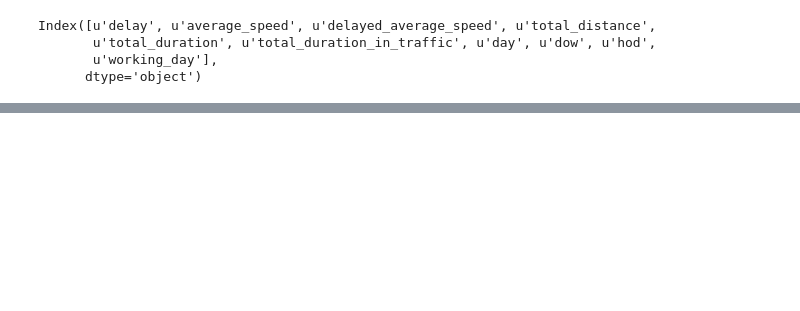
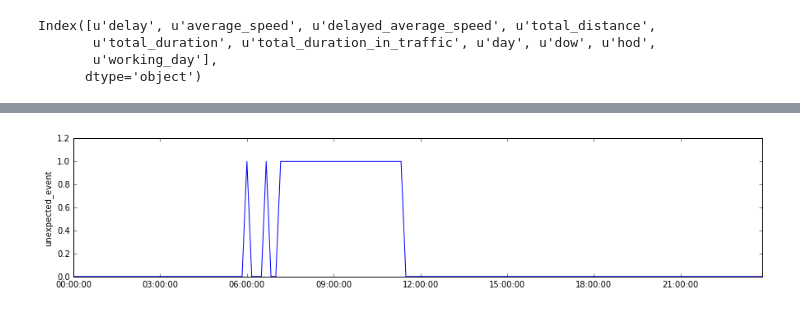
Before and after one commit to yhaddad/traffic-analysis-linz, a Jupyter notebook: 2-unexpected-event-detection.ipynb, the cells around one changed output, grey strips where cells are left out. Saved outputs shown, nothing was run; the diff lists cells and outputs as text; code cells hidden in the pictures; blank space fills up the shorter version.

```diff
--- a/2-unexpected-event-detection.ipynb
+++ b/2-unexpected-event-detection.ipynb
@@ -74,0 +160,9 @@ plt.show()
+# %%
+plt.figure(figsize=(15,3))
+c_data['has_unexpected_event']  = [ 1 if c_data.unexpected_event[i]<norm.sf(3)*2 else 0 for i in range(c_data.unexpected_event.shape[0])]
+plt.plot(c_data['has_unexpected_event'])
+plt.ylabel('unexpected_event')
+plt.ylim([0,1.2])
+plt.show()
+# %% [output]
+[figure, added]
```
Also changed, not shown: parts of 11 cells of this notebook, 4 other files.
